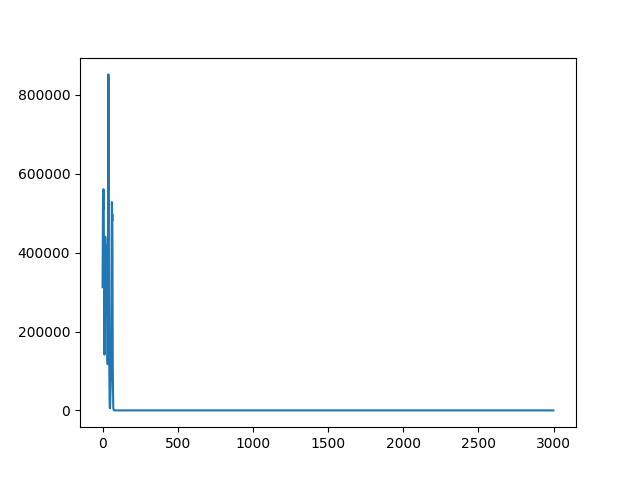
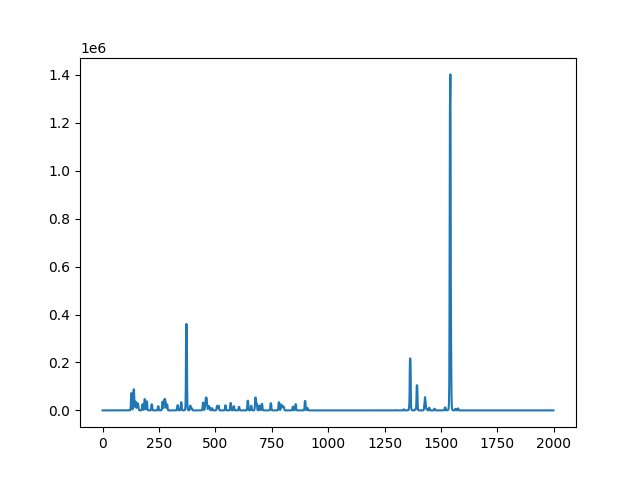
Unified diff of the notebook cell whose output changed from the first chart to the second:
--- before
+++ after
@@ -1,2 +1,2 @@
-plt.figure()
-plt.plot(Spec1D.calcModel(lines, 3000, 10000, 0.13503503503503503))
+fig, ax = plt.subplots()
+ax.plot(Spec1D.calcModel(lines, 2000, 9600, 0.3))

Commit: re-ran vph300HK